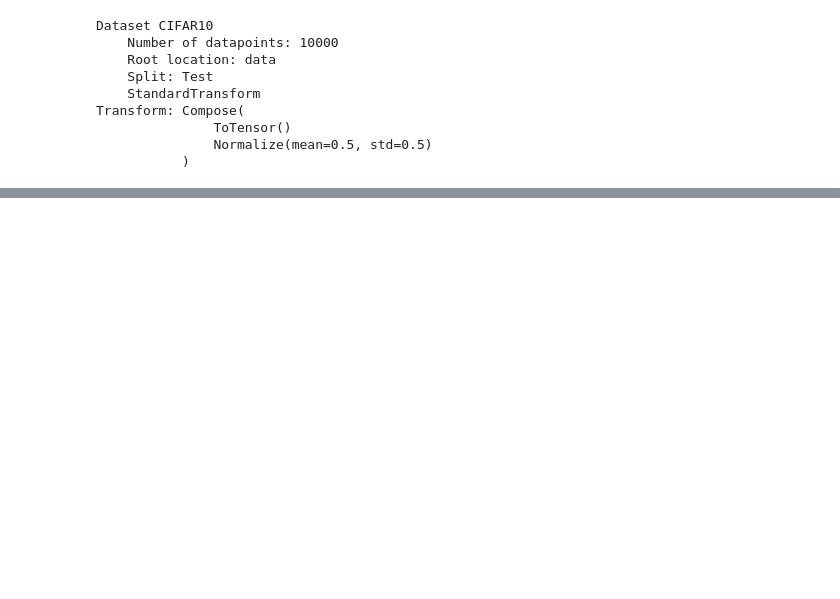
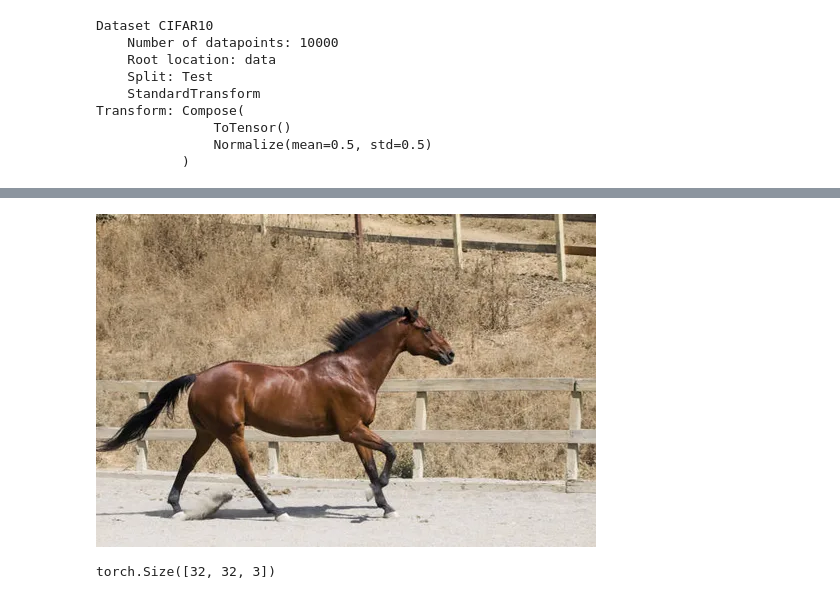
Before and after one commit to KiranK0304/ViT, a Jupyter notebook: vit_1.ipynb, the cells around one changed output, grey strips where cells are left out. Cells and saved outputs as stored; diff of their text form; code cells hidden in the pictures; blank space fills up the shorter version.

```diff
--- a/vit_1.ipynb
+++ b/vit_1.ipynb
@@ -262,0 +359,6 @@ predict_and_plot_grid(model, test_dataset, classes=train_dataset.classes, grid_s
+# %%
+img = Image.open("/home/kiran/Desktop/horse.webp").convert("RGB")
+# %%
+img
+# %% [output]
+[figure, added]
@@ -262,0 +367,6 @@ predict_and_plot_grid(model, test_dataset, classes=train_dataset.classes, grid_s
+# %%
+input_tensor.shape
+im = input_tensor.squeeze(0).permute(2,1,0)
+im.shape
+# %% [output]
+torch.Size([32, 32, 3])
```
Also changed, not shown: parts of 26 cells of this notebook, 11 other files.
